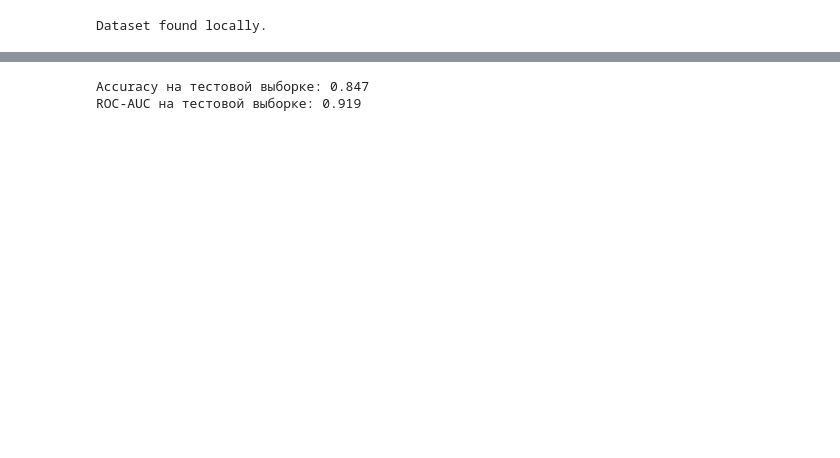
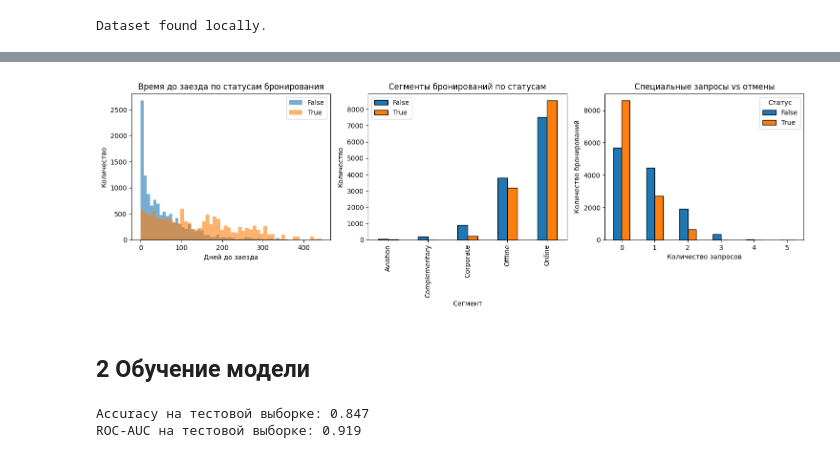
Before and after one commit to Daniel217D/Decision-tree-experiments, a Jupyter notebook: 1. Hotel reservations .ipynb, the cells around one changed output, grey strips where cells are left out. Cells and saved outputs as stored; diff of their text form; code cells hidden in the pictures; blank space fills up the shorter version.

```diff
--- a/1. Hotel reservations .ipynb
+++ b/1. Hotel reservations .ipynb
@@ -23,3 +113,39 @@ Dataset found locally.
+# %%
+# Анализ связи признаков с целевой переменной
+fig, axes = plt.subplots(1, 3, figsize=(15, 5))
+
+# Время до заезда vs отмены
+for status in df['booking_status'].unique():
+    subset = df[df['booking_status'] == status]
+    axes[0].hist(subset['lead_time'], bins=50, alpha=0.6, label=status)
+axes[0].set_title('Время до заезда по статусам бронирования')
+axes[0].set_xlabel('Дней до заезда')
+axes[0].set_ylabel('Количество')
+axes[0].legend()
+
+# Сегменты бронирований vs отмены
+grouped = df.groupby(['market_segment_type', 'booking_status']).size().unstack()
+grouped.plot(kind='bar', ax=axes[1], edgecolor='black')
+axes[1].set_title('Сегменты бронирований по статусам')
+axes[1].set_xlabel('Сегмент')
+axes[1].set_ylabel('Количество')
+axes[1].legend()
+
+# Специальные запросы vs отмены
+grouped = df.groupby(['no_of_special_requests', 'booking_status']).size().unstack()
+grouped.plot(kind='bar', ax=axes[2], edgecolor='black')
+axes[2].set_title('Специальные запросы vs отмены')
+axes[2].set_xlabel('Количество запросов')
+axes[2].set_ylabel('Количество бронирований')
+axes[2].tick_params(axis='x', rotation=0)
+axes[2].legend(title='Статус')
+
+plt.tight_layout()
+plt.show()
+# %% [output]
+[figure, added]
+# %% [markdown]
+## 2 Обучение модели
 # %%
 from sklearn.model_selection import train_test_split
 
```
Also changed, not shown: parts of 12 cells of this notebook.
